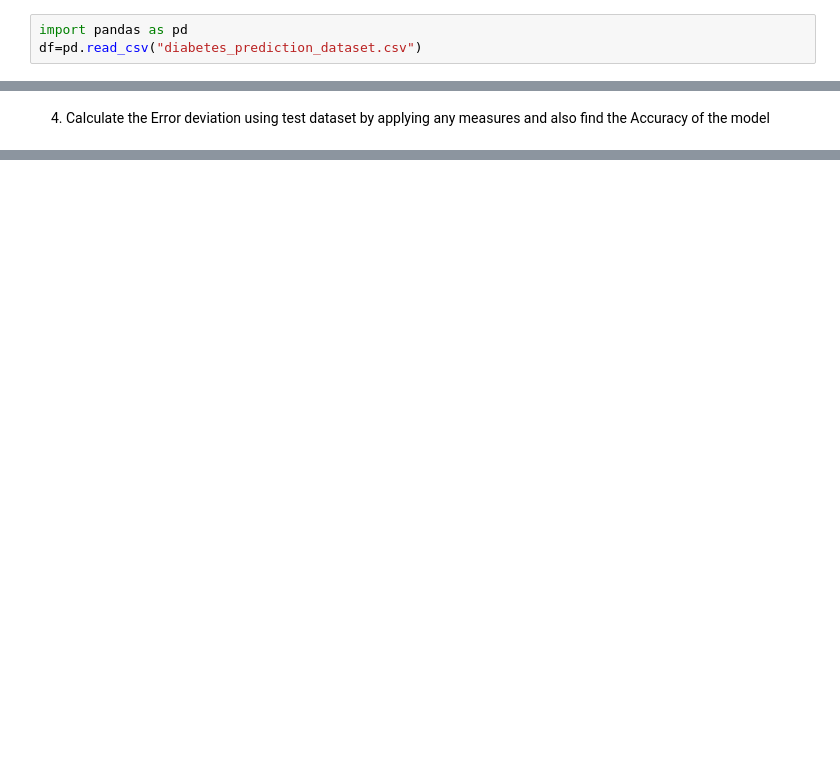
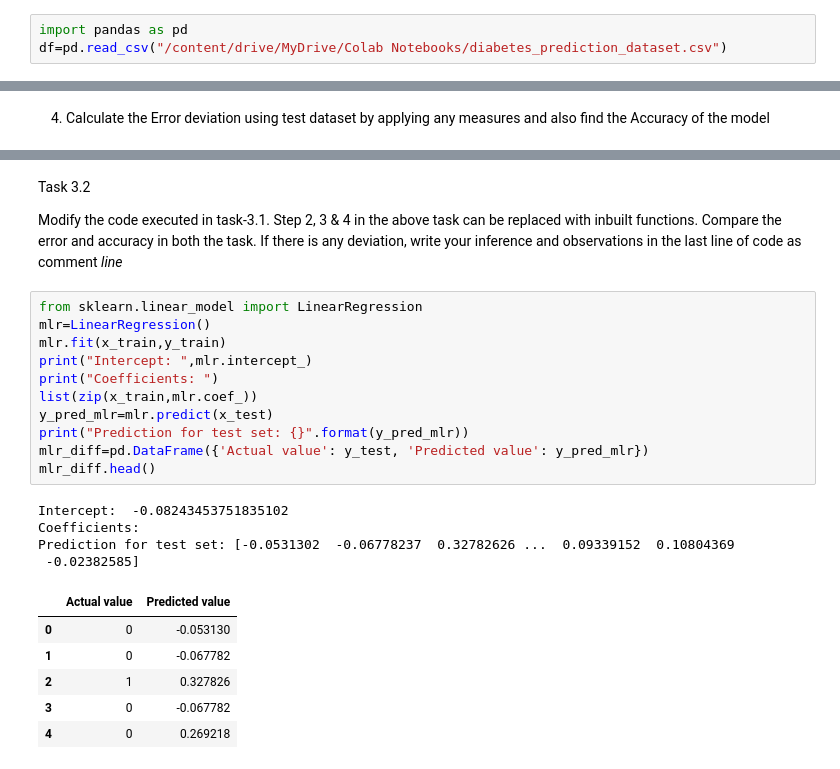
Before and after one commit to VaaniAgarwal/GoogleColab, a Jupyter notebook: MLTask.ipynb, the cells around one changed output, grey strips where cells are left out. Saved outputs shown, nothing was run; the diff lists cells and outputs as text; blank space fills up the shorter version.

```diff
--- a/MLTask.ipynb
+++ b/MLTask.ipynb
@@ -5,7 +5,7 @@ Task 1:
 Import the diabetes dataset to your platform from the link given below and perform the following
 # %%
 import pandas as pd
-df=pd.read_csv("diabetes_prediction_dataset.csv")
+df=pd.read_csv("/content/drive/MyDrive/Colab Notebooks/diabetes_prediction_dataset.csv")
 # %% [markdown]
 1. Create a data frame and display the number of samples and features with the datatype
 # %%
@@ -294,0 +328,26 @@ Predicted target class (0=Non-Diabetic, 1=Diabetic):
+# %% [markdown]
+Task 3.2
+
+Modify the code executed in task-3.1. Step 2, 3 & 4 in the above task can be replaced with inbuilt functions. Compare the error and accuracy in both the task. If there is any deviation, write your inference and observations in the last line of code as comment *line*
+# %%
+from sklearn.linear_model import LinearRegression
+mlr=LinearRegression()
+mlr.fit(x_train,y_train)
+print("Intercept: ",mlr.intercept_)
+print("Coefficients: ")
+list(zip(x_train,mlr.coef_))
+y_pred_mlr=mlr.predict(x_test)
+print("Prediction for test set: {}".format(y_pred_mlr))
+mlr_diff=pd.DataFrame({'Actual value': y_test, 'Predicted value': y_pred_mlr})
+mlr_diff.head()
+# %% [output]
+Intercept:  -0.08243453751835102
+Coefficients:
+Prediction for test set: [-0.0531302  -0.06778237  0.32782626 ...  0.09339152  0.10804369
+ -0.02382585]
+|  | Actual value | Predicted value |
+| 0 | 0 | -0.053130 |
+| 1 | 0 | -0.067782 |
+| 2 | 1 | 0.327826 |
+| 3 | 0 | -0.067782 |
+| 4 | 0 | 0.269218 |
```
Also changed, not shown: parts of 8 cells of this notebook.
